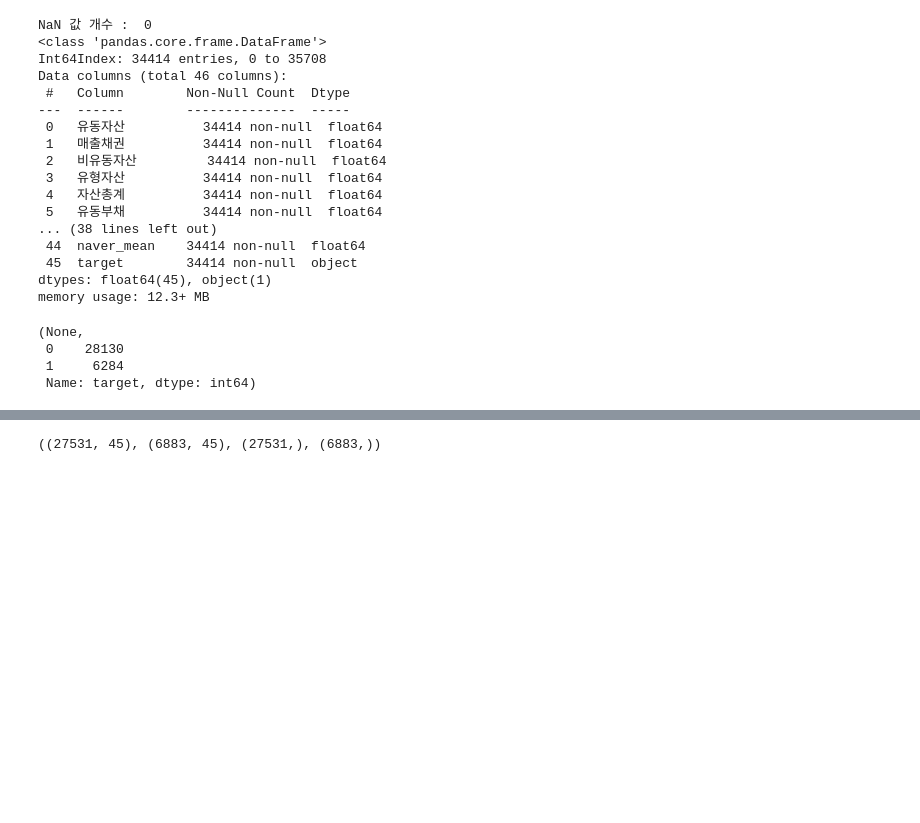
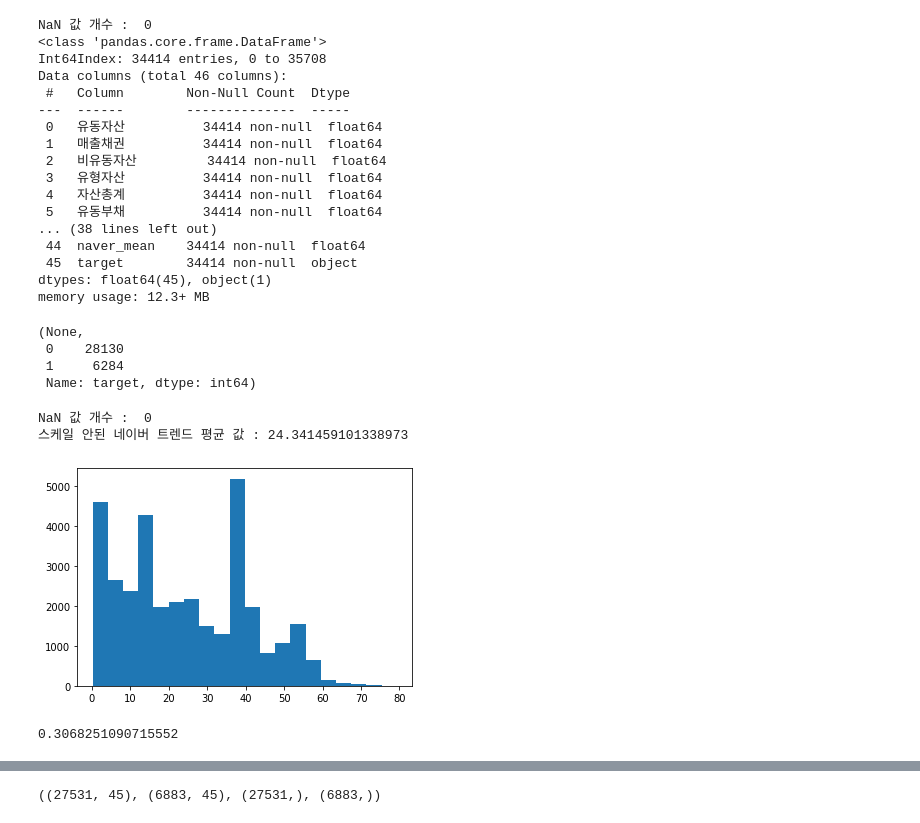
Before and after one commit to Numble2022/ACSM, a Jupyter notebook: naver_datalab_trend/rfa_naver_trend_based_on_active_output.ipynb, the cells around one changed output, grey strips where cells are left out. Cells and saved outputs as stored; diff of their text form; code cells hidden in the pictures; blank space fills up the shorter version.

```diff
--- a/naver_datalab_trend/rfa_naver_trend_based_on_active_output.ipynb
+++ b/naver_datalab_trend/rfa_naver_trend_based_on_active_output.ipynb
@@ -236,3 +225,39 @@ memory usage: 12.3+ MB
  0    28130
  1     6284
  Name: target, dtype: int64)
+# %%
+# 스케일 안된 값 분포
+df_actice_naver['target'] = '0'
+df_deactice_naver['target'] = '1'
+financ_naver_merge_n_sc = pd.merge(financ_gr, df_actice_naver[['BIZ_NO', 'mean', 'target']], how='left', left_on='사업자번호',right_on='BIZ_NO')
+financ_naver_merge_n_sc = pd.merge(financ_naver_merge_n_sc, df_deactice_naver[['BIZ_NO', 'mean', 'target']], how='left', left_on='사업자번호',right_on='BIZ_NO')
+# NaN 값 처리 및 결과 확인 naver_mean
+financ_naver_merge_n_sc.mean_x.fillna(0, inplace=True)
+financ_naver_merge_n_sc.mean_y.fillna(0, inplace=True)
+financ_naver_merge_n_sc['naver_mean'] = financ_naver_merge_n_sc.mean_x + financ_naver_merge_n_sc.mean_y
+# NaN 값 처리 및 결과 확인 target
+financ_naver_merge_n_sc.target_x.fillna('', inplace=True)
+financ_naver_merge_n_sc.target_y.fillna('', inplace=True)
+financ_naver_merge_n_sc['target'] = financ_naver_merge_n_sc.target_x + financ_naver_merge_n_sc.target_y
+# 액티브 외감 / 휴폐업 아닌 정보들 drop
+financ_naver_merge_n_sc = financ_naver_merge_n_sc.drop(financ_naver_merge_n_sc[financ_naver_merge_n_sc.target == ''].index)
+financ_naver_merge_n_sc = financ_naver_merge_n_sc.drop(financ_naver_merge_n_sc[financ_naver_merge_n_sc.naver_mean == 0].index)
+financ_naver_merge_n_sc = financ_naver_merge_n_sc[financ_naver_merge_n_sc.columns.drop(['BIZ_NO_x', 'target_x', 'mean_x', 'mean_y','BIZ_NO_y', 'target_y', '사업자번호', '결산년월'])]
+# 재무 결측치 평균값으로 처리 / NaN 값 확인
+for var in financ_naver_merge_n_sc.columns[:-1] :
+    financ_naver_merge_n_sc[var].fillna(financ_naver_merge_n_sc[var].mean(), inplace=True)
+print('NaN 값 개수 : ', financ_naver_merge_n_sc.isna().sum().sum())
+# financ_naver_merge_n_sc.info(), financ_naver_merge_n_sc.target.value_counts()
+# 스케일링 된 값 분포
+print('스케일 안된 네이버 트렌드 평균 값 :', financ_naver_merge_n_sc.naver_mean.mean())
+plt.hist(financ_naver_merge_n_sc.naver_mean, bins=20)
+plt.show()
+# %% [output]
+NaN 값 개수 :  0
+스케일 안된 네이버 트렌드 평균 값 : 24.341459101338973
+[figure, added]
+# %%
+# 스케일링된 값 평균
+financ_naver_merge.naver_mean.mean()
+# %% [output]
+0.3068251090715552
```
Also changed, not shown: parts of 2 cells of this notebook.
